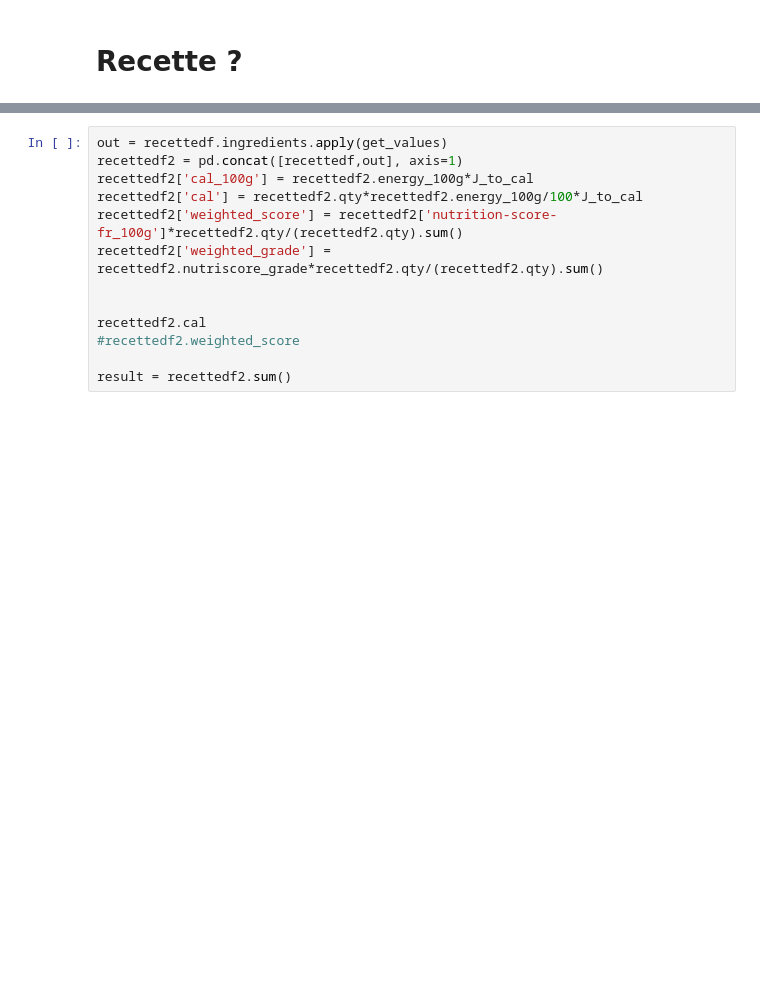
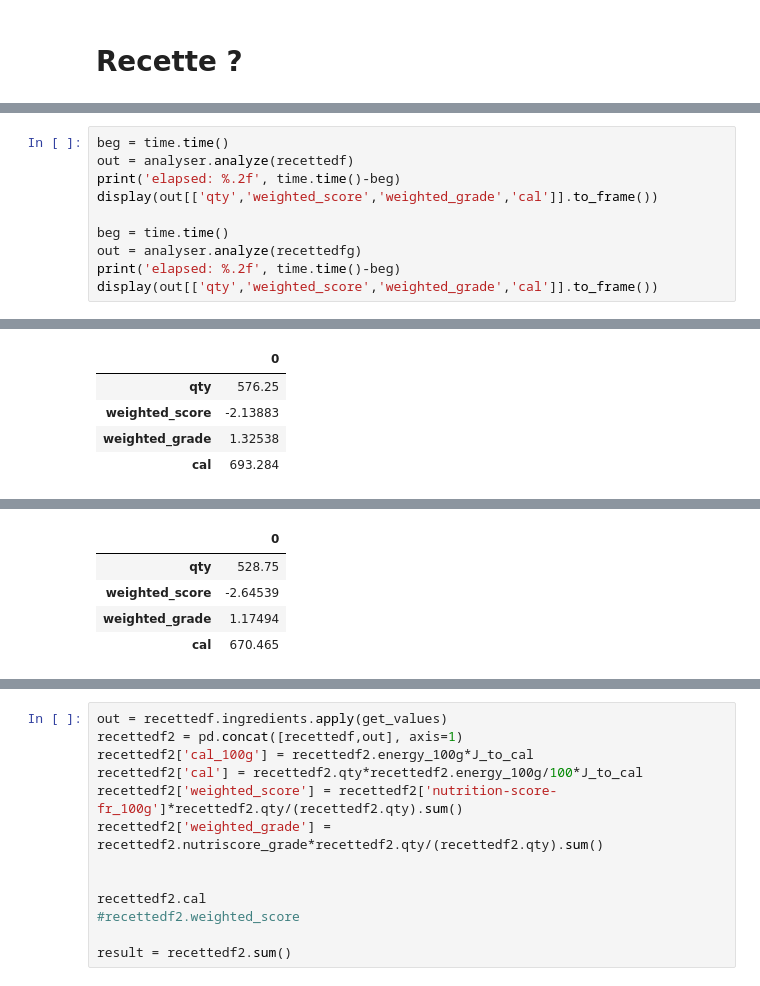
Before and after one commit to titsitits/median-food-facts, a Jupyter notebook: Openfoodfacts_processing.ipynb, the cells around one changed output, grey strips where cells are left out. Saved outputs shown, nothing was run; the diff lists cells and outputs as text; blank space fills up the shorter version.

```diff
--- a/Openfoodfacts_processing.ipynb
+++ b/Openfoodfacts_processing.ipynb
@@ -482,3 +526,14 @@ recettedf
 | 4 | branche de céleri | g | 7.50 |
 | 5 | tomate | g | 212.50 |
 | 6 | boeuf haché | g | 125.00 |
+# %%
+beg = time.time()
+out = analyser.analyze(recettedf)
+print('elapsed: %.2f', time.time()-beg)
+display(out[['qty','weighted_score','weighted_grade','cal']].to_frame())
+
+beg = time.time()
+out = analyser.analyze(recettedfg)
+print('elapsed: %.2f', time.time()-beg)
+display(out[['qty','weighted_score','weighted_grade','cal']].to_frame())
+# %% [output]
@@ -484,0 +541,5 @@ recettedf
+|  | 0 |
+| qty | 576.25 |
+| weighted_score | -2.13883 |
+| weighted_grade | 1.32538 |
+| cal | 693.284 |
@@ -485,3 +547,8 @@ recettedf
+|  | 0 |
+| qty | 528.75 |
+| weighted_score | -2.64539 |
+| weighted_grade | 1.17494 |
+| cal | 670.465 |
 # %%
 
 #get nutritive facts for each ingredient
```
Also changed, not shown: parts of 19 cells of this notebook, 3 other files.
